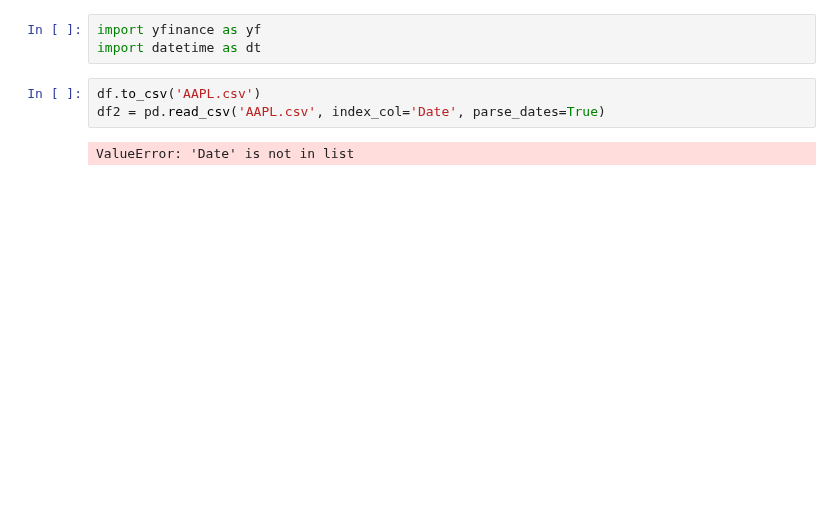
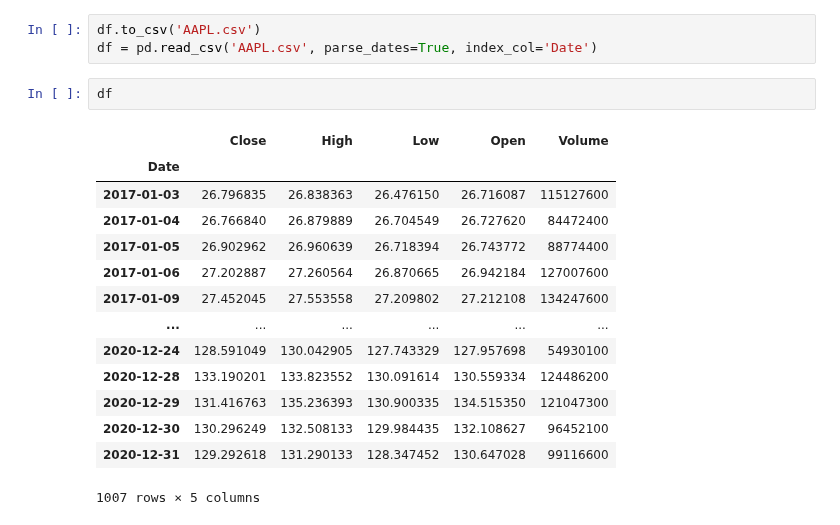
Before and after one commit to baotram19/UEH-KTLT-ECO25, a Jupyter notebook: Buoi05_16092025/fin_eda.ipynb, the cells around one changed output. Drawn from its saved outputs; the diff is of its cells as text; blank space fills up the shorter version.

```diff
--- a/Buoi05_16092025/fin_eda.ipynb
+++ b/Buoi05_16092025/fin_eda.ipynb
@@ -13,11 +24,23 @@ df = yf.download("AAPL", start=start, end=end)
 # %% [output]
 [*********************100%***********************]  1 of 1 completed
 # %%
-import yfinance as yf
-import datetime as dt
+df.to_csv('AAPL.csv')
+df = pd.read_csv('AAPL.csv', parse_dates=True, index_col='Date')
 # %%
-df.to_csv('AAPL.csv')
-df2 = pd.read_csv('AAPL.csv', index_col='Date', parse_dates=True)
+df
 # %% [output]
+|  | Close | High | Low | Open | Volume |
+| Date |  |  |  |  |  |
+| 2017-01-03 | 26.796835 | 26.838363 | 26.476150 | 26.716087 | 115127600 |
+| 2017-01-04 | 26.766840 | 26.879889 | 26.704549 | 26.727620 | 84472400 |
+| 2017-01-05 | 26.902962 | 26.960639 | 26.718394 | 26.743772 | 88774400 |
+| 2017-01-06 | 27.202887 | 27.260564 | 26.870665 | 26.942184 | 127007600 |
+| 2017-01-09 | 27.452045 | 27.553558 | 27.209802 | 27.212108 | 134247600 |
+| ... | ... | ... | ... | ... | ... |
+| 2020-12-24 | 128.591049 | 130.042905 | 127.743329 | 127.957698 | 54930100 |
+| 2020-12-28 | 133.190201 | 133.823552 | 130.091614 | 130.559334 | 124486200 |
+| 2020-12-29 | 131.416763 | 135.236393 | 130.900335 | 134.515350 | 121047300 |
+| 2020-12-30 | 130.296249 | 132.508133 | 129.984435 | 132.108627 | 96452100 |
+| 2020-12-31 | 129.292618 | 131.290133 | 128.347452 | 130.647028 | 99116600 |
-ValueError: 'Date' is not in list
+1007 rows × 5 columns
 # %%
```
Also changed, not shown: parts of 4 cells of this notebook.
